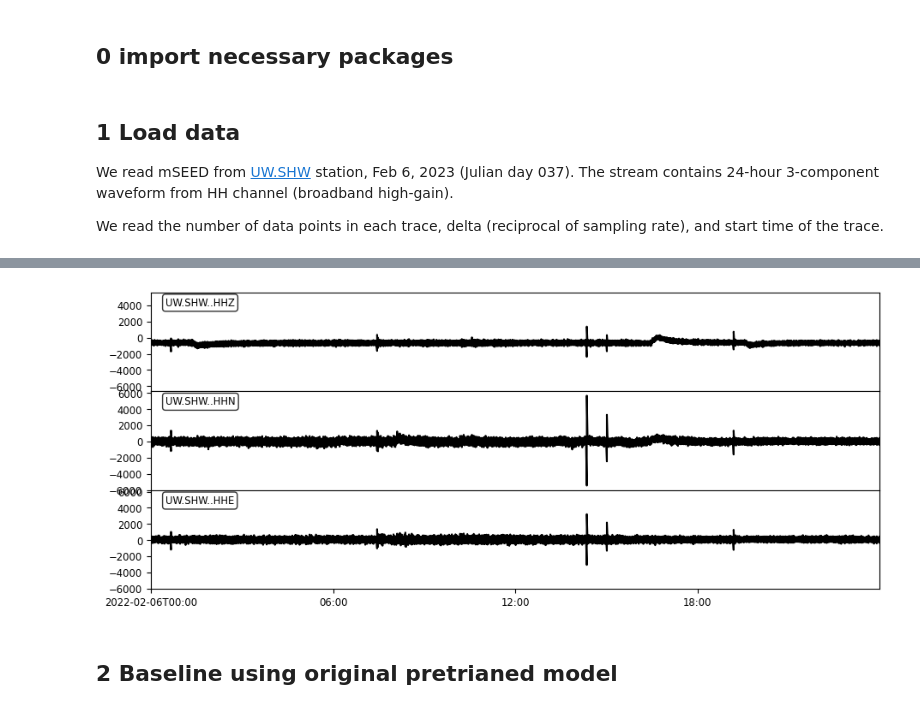
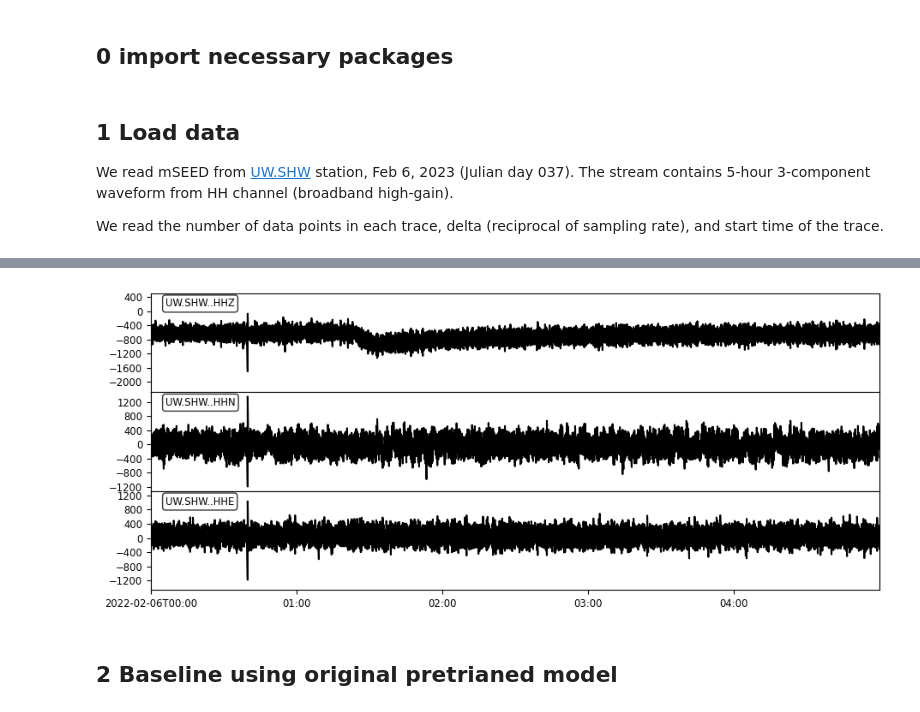
Before and after one commit to congcy/ELEP, a Jupyter notebook: docs/tutorials/example_BB_continuous_data_UW_SHW.ipynb, the cells around one changed output, grey strips where cells are left out. Drawn from its saved outputs; the diff is of its cells as text; code cells hidden in the pictures.

Commit message:
add ms data for tutorial

```diff
--- a/docs/tutorials/example_BB_continuous_data_UW_SHW.ipynb
+++ b/docs/tutorials/example_BB_continuous_data_UW_SHW.ipynb
@@ -31,7 +31,7 @@ from obspy.core.utcdatetime import UTCDateTime
 from ensemble_learners import ensemble_regressor_cnn
 # %% [markdown]
 ## 1 Load data
-We read mSEED from [UW.SHW](https://ds.iris.edu/gmap/#network=UW&station=SHW&planet=earth) station, Feb 6, 2023 (Julian day 037). The stream contains 24-hour 3-component waveform from HH channel (broadband high-gain).
+We read mSEED from [UW.SHW](https://ds.iris.edu/gmap/#network=UW&station=SHW&planet=earth) station, Feb 6, 2023 (Julian day 037). The stream contains 5-hour 3-component waveform from HH channel (broadband high-gain).
 
 We read the number of data points in each trace, delta (reciprocal of sampling rate), and start time of the trace.
 # %%
@@ -42,8 +42,9 @@ client = Client("IRIS")
 # %%
 starttime = UTCDateTime("2022-02-06T00:00:00.000000")
-endtime   = UTCDateTime("2022-02-06T23:59:59.999000")
-s = client.get_waveforms("UW", "SHW", location = "*", channel = "HH?",
-                         starttime = starttime, endtime = endtime)
+endtime   = UTCDateTime("2022-02-06T04:59:59.999000")
+# s = client.get_waveforms("UW", "SHW", location = "*", channel = "HH?",
+#                          starttime = starttime, endtime = endtime)
+s = obspy.read("./data/UW.SHW..HH.ms")
 print(s)
 npts = s[0].stats.npts
 delta = s[0].stats.delta
@@ -59,4 +60,4 @@ UW.SHW..HHZ | 2022-02-06T00:00:00.000000Z - 2022-02-06T23:59:59.990000Z | 100.0
-[figure, old version]
+[figure, new version]
 # %% [markdown]
 ## 2 Baseline using original pretrianed model
 # %%
```
Also changed, not shown: parts of 15 cells of this notebook, 3 other files.
